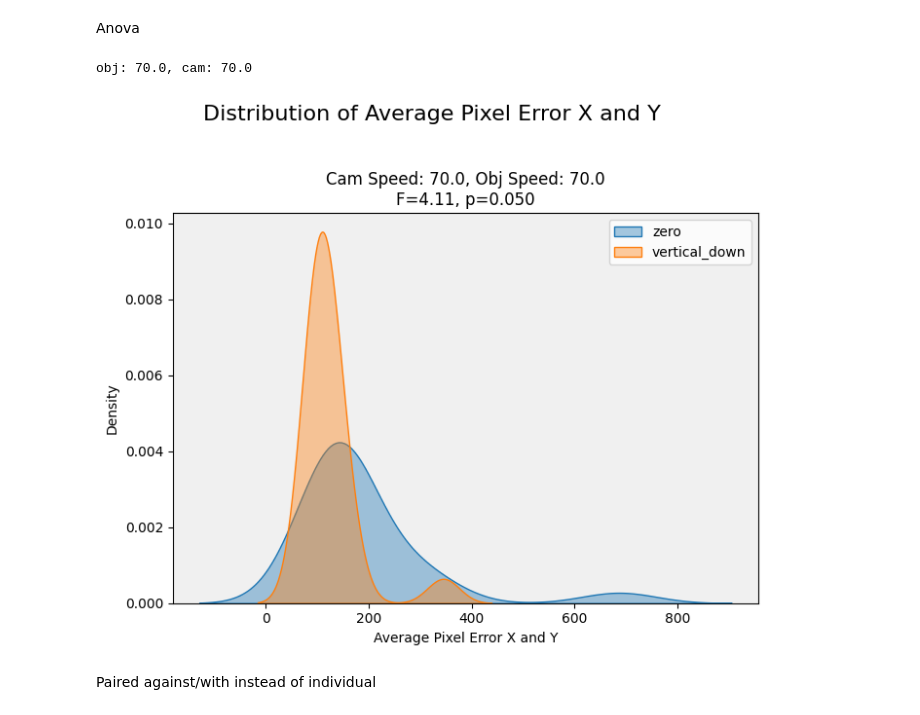
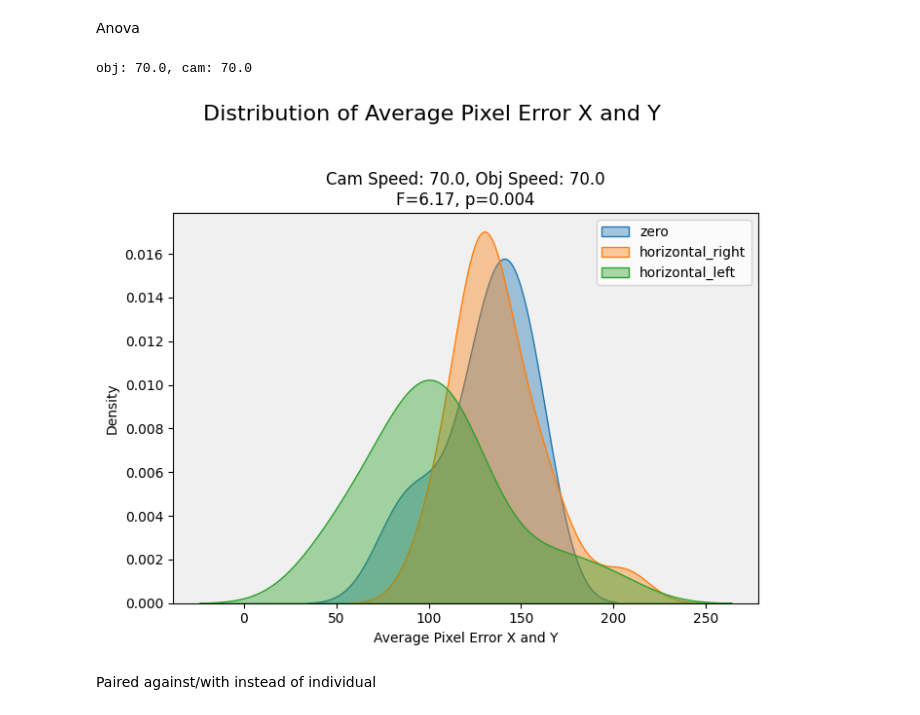
Before and after one commit to jennakangg/motiontrackingdatavis, a Jupyter notebook: MotionTrackingVisGaze2DGroupTrials.ipynb, the cells around one changed output. Saved outputs shown, nothing was run; the diff lists cells and outputs as text; code cells hidden in the pictures.

```diff
--- a/MotionTrackingVisGaze2DGroupTrials.ipynb
+++ b/MotionTrackingVisGaze2DGroupTrials.ipynb
@@ -9,6 +9,36 @@ data = pd.read_csv('GazeDataPilot\gaze_data_all_trials.csv', sep=',')
 # Define screen resolution (you can adjust this based on Unity's settings)
 screen_width = 2560
 screen_height = 1440
+# %%
+def compute_position_dependent_angular_error(df, screen_width, screen_height, screen_diagonal_size, distance_to_screen):
+    # Convert screen diagonal size to pixels
+    diagonal_resolution = np.sqrt(screen_width**2 + screen_height**2)
+    pixel_size = diagonal_resolution / screen_diagonal_size  # Pixels per inch
+    distance_to_screen_pixels = distance_to_screen * pixel_size * 39.37  # Convert meters to inches
+
+    # Compute screen center
+    screen_center_x = screen_width / 2
+    screen_center_y = screen_height / 2
+
+    # Compute distances
+    df['PixelDistance'] = np.sqrt((df['MappedPogX'] - df['BallX'])**2 + (df['MappedPogY'] - df['BallY'])**2)
+    df['TargetToCenterDistance'] = np.sqrt((df['BallX'] - screen_center_x)**2 + (df['BallY'] - screen_center_y)**2)
+
+    # Adjust distance to screen based on target's position on screen
+    df['DistanceToScreenAdjusted'] = np.sqrt(distance_to_screen_pixels**2 + df['TargetToCenterDistance']**2)
+
+    # Compute angular error
+    df['AngularError'] = np.degrees(np.arctan(df['PixelDistance'] / df['DistanceToScreenAdjusted']))
+
+    return df
+
+screen_width = 2560
+screen_height = 1440
+screen_diagonal_size = 27.5  # inches
+distance_to_screen = 0.5842  # meters
+
+# Assuming df has been processed with compute_accuracy
+df = compute_position_dependent_angular_error(data, screen_width, screen_height, screen_diagonal_size, distance_to_screen)
 # %%
 ! pip install numpy
 ! pip install scipy
@@ -901,8 +950,8 @@ pair_conditions = {
     }
 }
 # %%
-data = pd.read_csv('GazeDataPilot\gaze_data_all_trials_y_pilot_yunxiang.csv', sep=',')
-trial_details_df = pd.read_csv("generated_trials_ids_y_pilot.csv")
+data = pd.read_csv('GazeDataPilot\gaze_data_all_trials_y_pilot_no_ramp_horiz_bingxuan.csv', sep=',')
+trial_details_df = pd.read_csv("generated_trials_ids_y_pilot_no_ramp_horiz.csv")
 # Map TrialID to camera motion type and object speed based on an external mapping file
 def map_camera_motion_type_and_object_speed(data_df, trial_details_df):
     data_df = data_df.merge(trial_details_df[['trial_id', 'camera_motion_type', 'object_speed', 'camera_speed', 'object_motion_type']],
@@ -1133,38 +1182,38 @@ def analyze_combinations(data, time_ranges, camera_motion_types_to_compare, came
 
     plt.tight_layout(rect=[0, 0.03, 1, 0.95])
     plt.show()
 
 
 
 # Define parameters
 time_ranges = {
     15.0: (0.2, 5.0),
     30.0: (0.2, 3.5),
-    70.0: (0.2, 0.8),
+    70.0: (0.3, 0.8),
 }
 camera_motion_types_to_compare = [
     # 'diagonal_left_up_y1',
     # 'diagonal_left_up_y2',
     # 'diagonal_left_down_y1',
     # 'diagonal_left_down_y2',
     'zero',
-    # 'horizontal_right',
-    # 'horizontal_left',
+    'horizontal_right',
+    'horizontal_left',
     # 'diagonal_right_up_y1',
     # 'diagonal_right_up_y2',
     # 'diagonal_right_down_y1',
     # 'diagonal_right_down_y2',
-    'vertical_down'
+    # 'vertical_down'
     ]
 camera_speeds = [70.0]
 object_speeds = [70.0]
 
 object_motion_types = ['left_to_right']  # Specify the object motion types to filter
 # Analyze each combination of camera and object speeds
 analyze_combinations(data, time_ranges, camera_motion_types_to_compare, camera_speeds, object_speeds, object_motion_types, "Y")
 # %% [output]
 obj: 70.0, cam: 70.0
-[figure, old version]
+[figure, new version]
 # %% [markdown]
 Paired against/with instead of individual
 # %%
```
Also changed, not shown: parts of 7 cells of this notebook, 12 other files.
